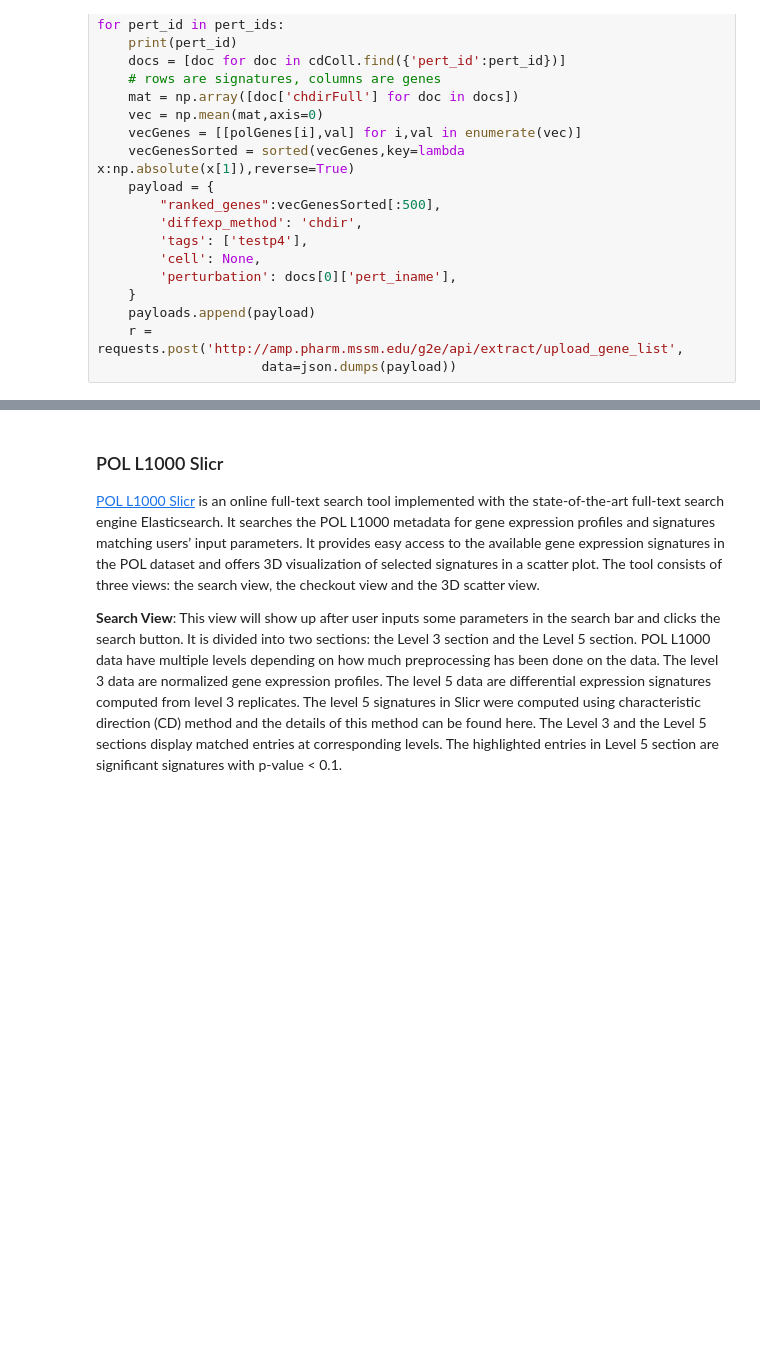
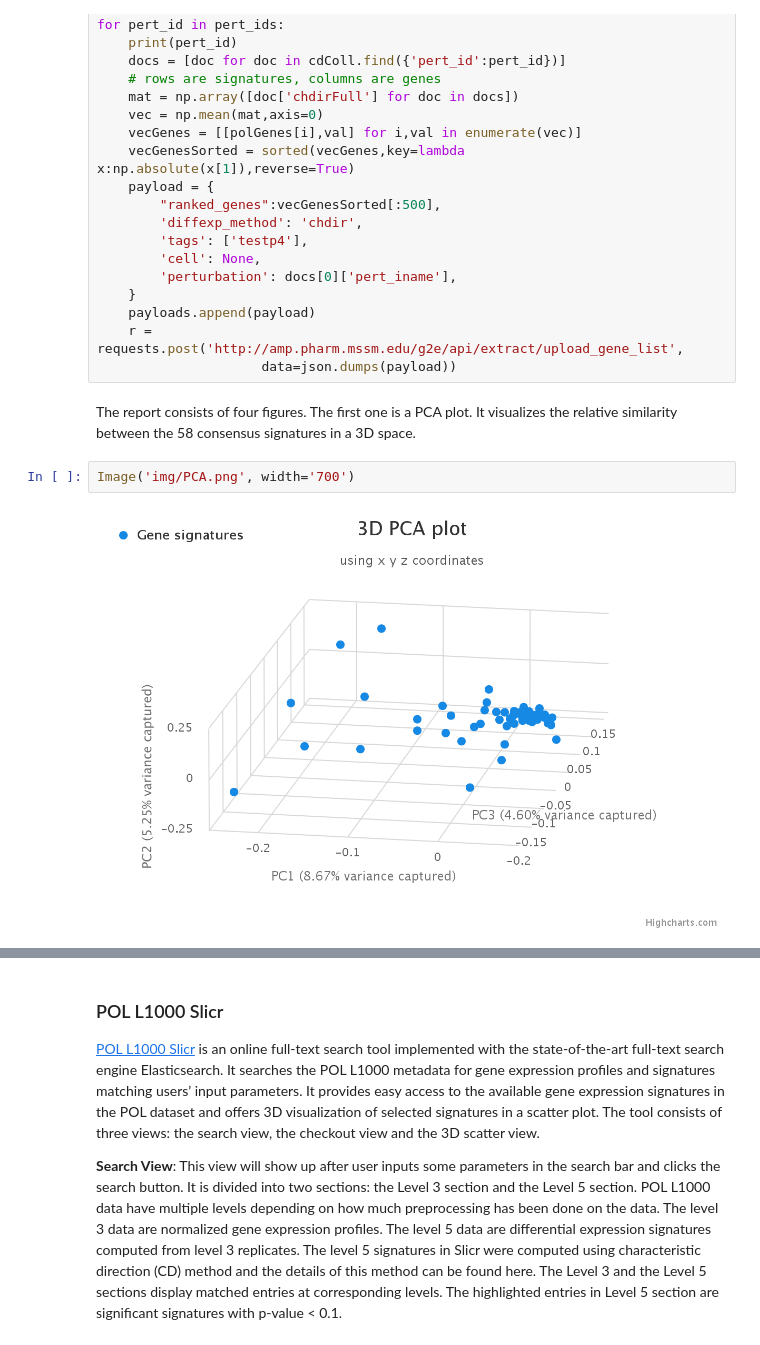
Before and after one commit to MaayanLab/L1000-POL, a Jupyter notebook: L1000 POL analysis.ipynb, the cells around one changed output, grey strips where cells are left out. Saved outputs shown, nothing was run; the diff lists cells and outputs as text; blank space fills up the shorter version.

Commit message:
add GEN3VA report

```diff
--- a/L1000 POL analysis.ipynb
+++ b/L1000 POL analysis.ipynb
@@ -294,3 +294,9 @@ for pert_id in pert_ids:
     payloads.append(payload)
     r = requests.post('http://amp.pharm.mssm.edu/g2e/api/extract/upload_gene_list',
                      data=json.dumps(payload))
+# %% [markdown]
+The report consists of four figures. The first one is a  PCA plot. It visualizes the relative similarity between the 58 consensus signatures in a 3D space.
+# %%
+Image('img/PCA.png', width='700')
+# %% [output]
+[figure, added]
```
Also changed, not shown: parts of 6 cells of this notebook, 5 other files.
